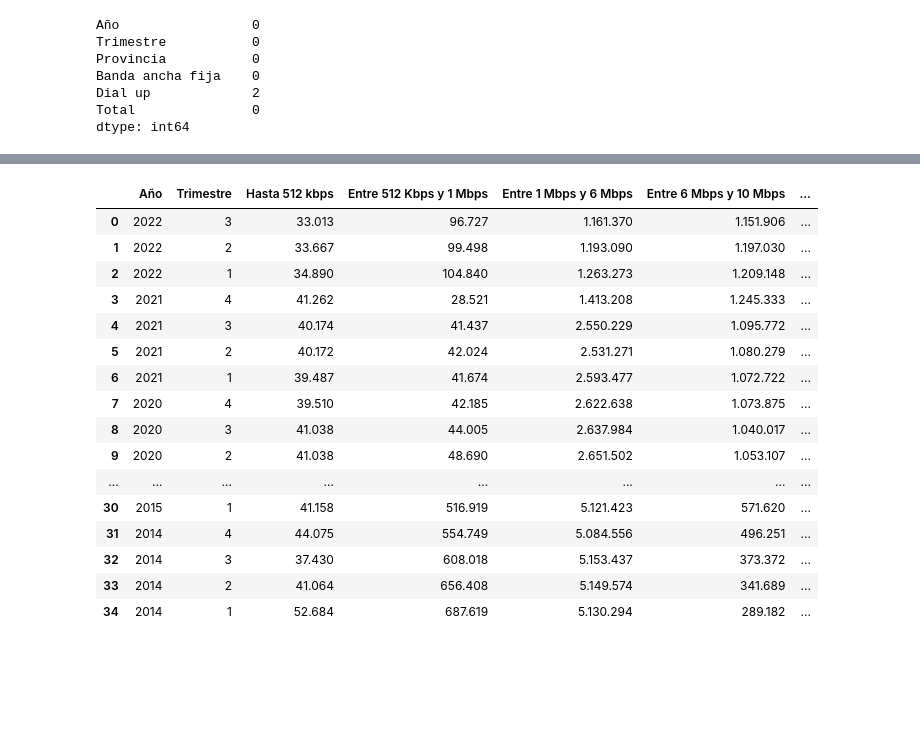
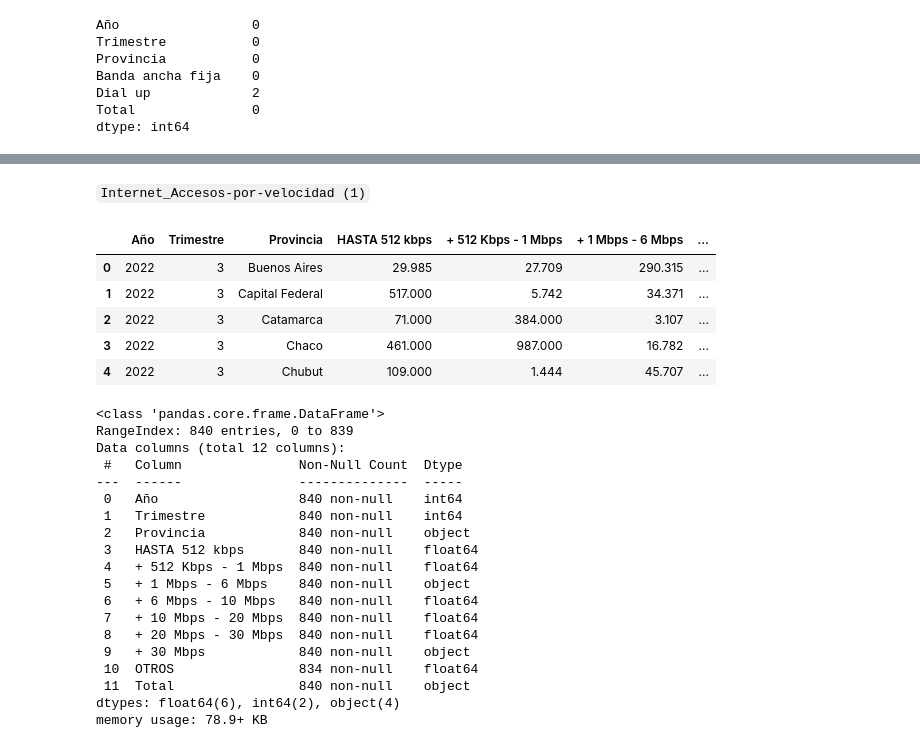
Before and after one commit to juanmaluna21/PI-DataAnalyst, a Jupyter notebook: dea_main.ipynb, the cells around one changed output, grey strips where cells are left out. Drawn from its saved outputs; the diff is of its cells as text; code cells hidden in the pictures; blank space fills up the shorter version.

```diff
--- a/dea_main.ipynb
+++ b/dea_main.ipynb
@@ -390,21 +535,34 @@ Internet_Internet_Accesos-por-velocidad
+# %% [markdown]
+`Internet_Accesos-por-velocidad (1)`
 # %%
-acceso_velocidad= pd.read_csv(r'Datasets\Internet_Accesos-por-velocidad.csv')
-acceso_velocidad
+speed_access1= pd.read_csv(r'Datasets_import\Internet_Accesos-por-velocidad (1).csv')
+speed_access1.head()
 # %% [output]
-|  | Año | Trimestre | Hasta 512 kbps | Entre 512 Kbps y 1 Mbps | Entre 1 Mbps y 6 Mbps | Entre 6 Mbps y 10 Mbps | ... |
-| 0 | 2022 | 3 | 33.013 | 96.727 | 1.161.370 | 1.151.906 | ... |
-| 1 | 2022 | 2 | 33.667 | 99.498 | 1.193.090 | 1.197.030 | ... |
-| 2 | 2022 | 1 | 34.890 | 104.840 | 1.263.273 | 1.209.148 | ... |
-| 3 | 2021 | 4 | 41.262 | 28.521 | 1.413.208 | 1.245.333 | ... |
-| 4 | 2021 | 3 | 40.174 | 41.437 | 2.550.229 | 1.095.772 | ... |
-| 5 | 2021 | 2 | 40.172 | 42.024 | 2.531.271 | 1.080.279 | ... |
-| 6 | 2021 | 1 | 39.487 | 41.674 | 2.593.477 | 1.072.722 | ... |
-| 7 | 2020 | 4 | 39.510 | 42.185 | 2.622.638 | 1.073.875 | ... |
-| 8 | 2020 | 3 | 41.038 | 44.005 | 2.637.984 | 1.040.017 | ... |
-| 9 | 2020 | 2 | 41.038 | 48.690 | 2.651.502 | 1.053.107 | ... |
-| ... | ... | ... | ... | ... | ... | ... | ... |
-| 30 | 2015 | 1 | 41.158 | 516.919 | 5.121.423 | 571.620 | ... |
-| 31 | 2014 | 4 | 44.075 | 554.749 | 5.084.556 | 496.251 | ... |
-| 32 | 2014 | 3 | 37.430 | 608.018 | 5.153.437 | 373.372 | ... |
-| 33 | 2014 | 2 | 41.064 | 656.408 | 5.149.574 | 341.689 | ... |
-| 34 | 2014 | 1 | 52.684 | 687.619 | 5.130.294 | 289.182 | ... |
+|  | Año | Trimestre | Provincia | HASTA 512 kbps | + 512 Kbps - 1 Mbps | + 1 Mbps - 6 Mbps | ... |
+| 0 | 2022 | 3 | Buenos Aires | 29.985 | 27.709 | 290.315 | ... |
+| 1 | 2022 | 3 | Capital Federal | 517.000 | 5.742 | 34.371 | ... |
+| 2 | 2022 | 3 | Catamarca | 71.000 | 384.000 | 3.107 | ... |
+| 3 | 2022 | 3 | Chaco | 461.000 | 987.000 | 16.782 | ... |
+| 4 | 2022 | 3 | Chubut | 109.000 | 1.444 | 45.707 | ... |
+# %%
+speed_access1.info()
+# %% [output]
+<class 'pandas.core.frame.DataFrame'>
+RangeIndex: 840 entries, 0 to 839
+Data columns (total 12 columns):
+ #   Column               Non-Null Count  Dtype
+---  ------               --------------  -----
+ 0   Año                  840 non-null    int64
+ 1   Trimestre            840 non-null    int64
+ 2   Provincia            840 non-null    object
+ 3   HASTA 512 kbps       840 non-null    float64
+ 4   + 512 Kbps - 1 Mbps  840 non-null    float64
+ 5   + 1 Mbps - 6 Mbps    840 non-null    object
+ 6   + 6 Mbps - 10 Mbps   840 non-null    float64
+ 7   + 10 Mbps - 20 Mbps  840 non-null    float64
+ 8   + 20 Mbps - 30 Mbps  840 non-null    float64
+ 9   + 30 Mbps            840 non-null    object
+ 10  OTROS                834 non-null    float64
+ 11  Total                840 non-null    object
+dtypes: float64(6), int64(2), object(4)
+memory usage: 78.9+ KB
```
Also changed, not shown: parts of 56 cells of this notebook, 16 other files.
